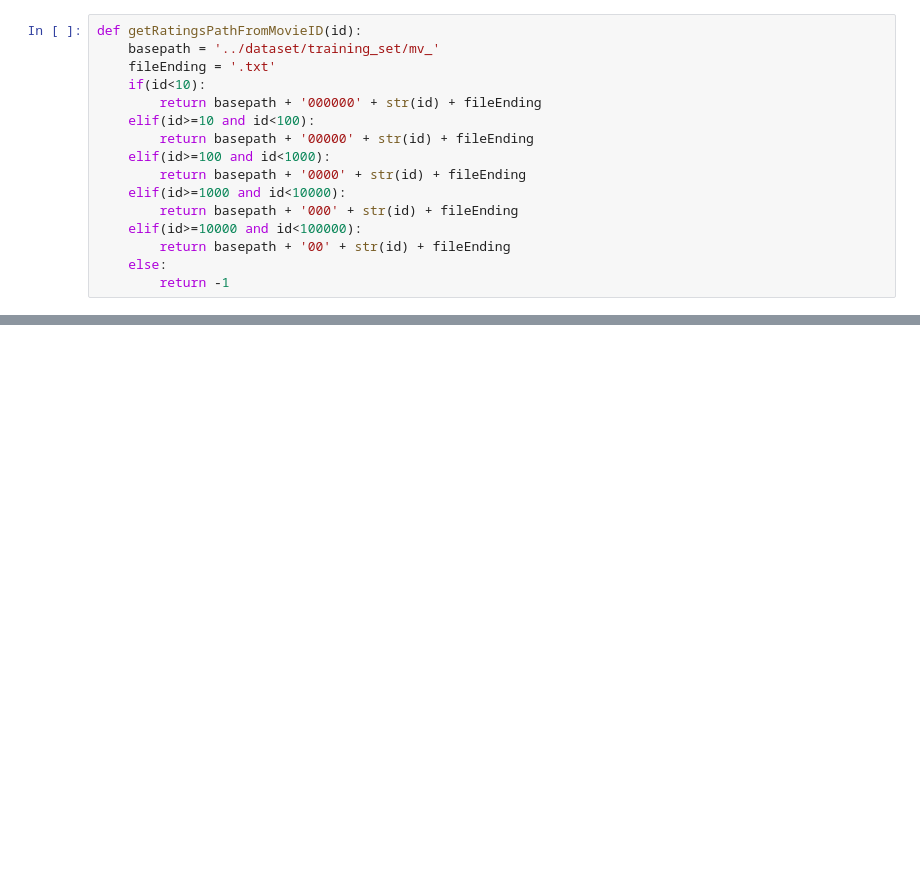
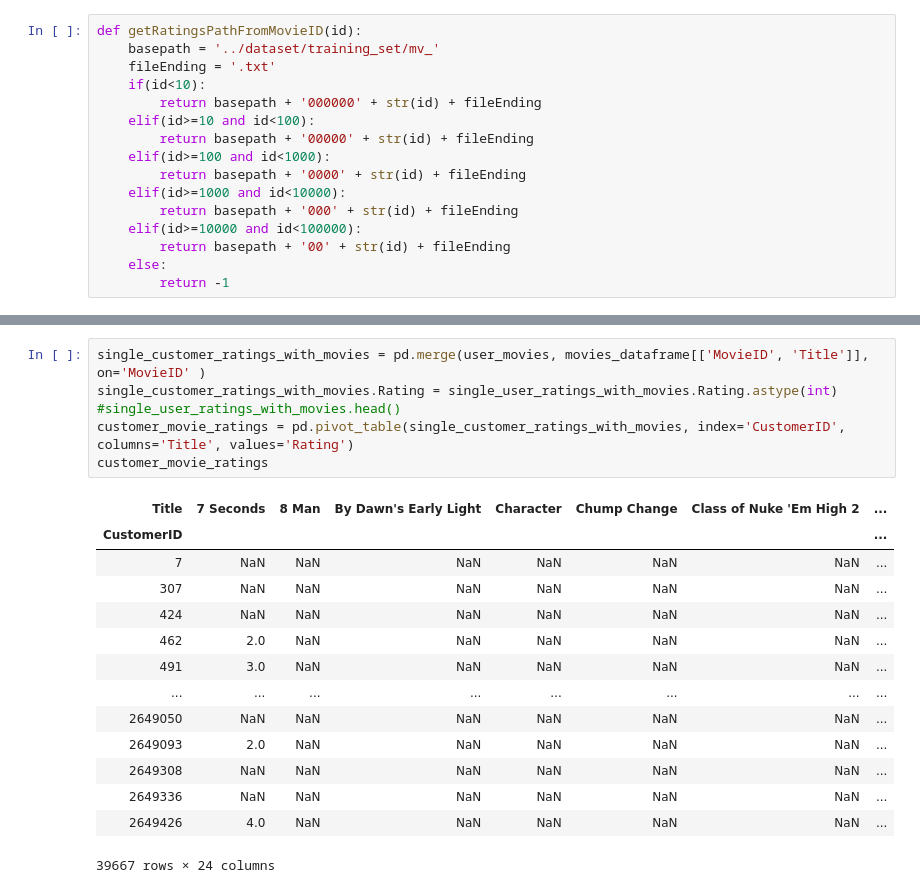
Before and after one commit to torsteml/MALIS_Project_Code, a Jupyter notebook: ProjectNotebook.ipynb, the cells around one changed output, grey strips where cells are left out. Cells and saved outputs as stored; diff of their text form; blank space fills up the shorter version.

```diff
--- a/ProjectNotebook.ipynb
+++ b/ProjectNotebook.ipynb
@@ -47,0 +130,21 @@ for i in range(1,len(movies_dataframe.index)+1):
+# %%
+single_customer_ratings_with_movies = pd.merge(user_movies, movies_dataframe[['MovieID', 'Title']], on='MovieID' )
+single_customer_ratings_with_movies.Rating = single_user_ratings_with_movies.Rating.astype(int)
+#single_user_ratings_with_movies.head()
+customer_movie_ratings = pd.pivot_table(single_customer_ratings_with_movies, index='CustomerID', columns='Title', values='Rating')
+customer_movie_ratings
+# %% [output]
+| Title | 7 Seconds | 8 Man | By Dawn's Early Light | Character | Chump Change | Class of Nuke 'Em High 2 | ... |
+| CustomerID |  |  |  |  |  |  | ... |
+| 7 | NaN | NaN | NaN | NaN | NaN | NaN | ... |
+| 307 | NaN | NaN | NaN | NaN | NaN | NaN | ... |
+| 424 | NaN | NaN | NaN | NaN | NaN | NaN | ... |
+| 462 | 2.0 | NaN | NaN | NaN | NaN | NaN | ... |
+| 491 | 3.0 | NaN | NaN | NaN | NaN | NaN | ... |
+| ... | ... | ... | ... | ... | ... | ... | ... |
+| 2649050 | NaN | NaN | NaN | NaN | NaN | NaN | ... |
+| 2649093 | 2.0 | NaN | NaN | NaN | NaN | NaN | ... |
+| 2649308 | NaN | NaN | NaN | NaN | NaN | NaN | ... |
+| 2649336 | NaN | NaN | NaN | NaN | NaN | NaN | ... |
+| 2649426 | 4.0 | NaN | NaN | NaN | NaN | NaN | ... |
+39667 rows × 24 columns
```
Also changed, not shown: parts of 13 cells of this notebook.
